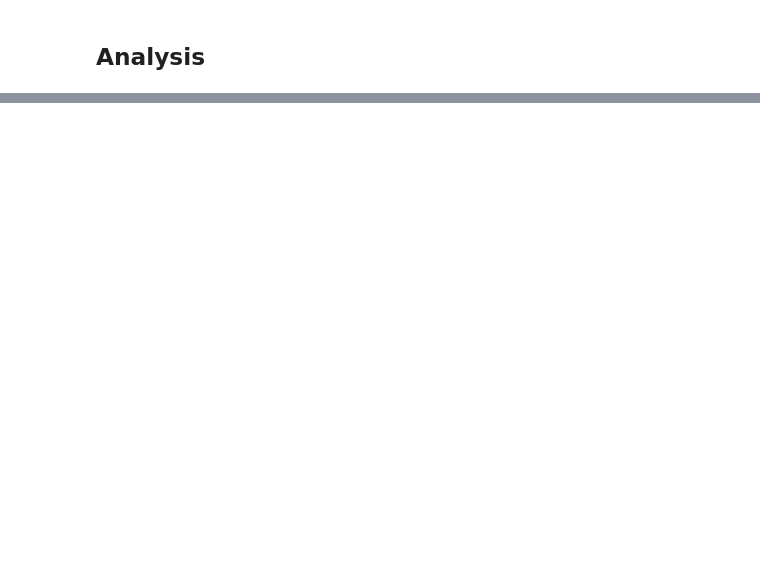
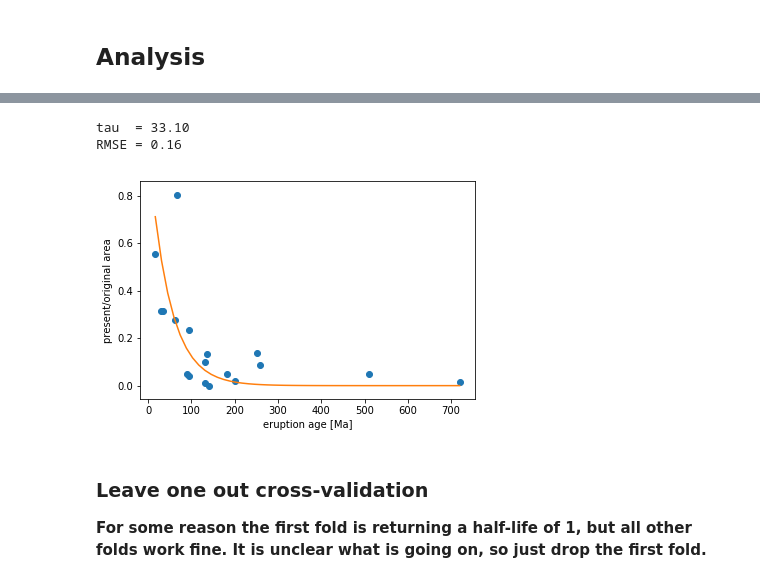
Before and after one commit to Swanson-Hysell-Group/2020_large_igneous_provinces, a Jupyter notebook: Code/Present_Day_Areas.ipynb, the cells around one changed output, grey strips where cells are left out. Saved outputs shown, nothing was run; the diff lists cells and outputs as text; code cells hidden in the pictures; blank space fills up the shorter version.

Commit message:
update shapefiles, and compute half-lives

```diff
--- a/Code/Present_Day_Areas.ipynb
+++ b/Code/Present_Day_Areas.ipynb
@@ -703,5 +698,0 @@ Drop buried before exponential fit
-# %%
-from scipy.optimize import curve_fit
-
-def func(x, b):
-    return np.exp(-x / b)
@@ -709,0 +755,35 @@ clean_summary = summary.dropna()
+# %%
+# define the exponential function
+def func(x, tau):
+    return 2**(-x / tau)
+
+# fit
+popt, pcov = curve_fit(func, clean_summary['age'], clean_summary['present/original'])
+predicted_ratios = func(clean_summary['age'], *popt)
+
+# compute RMSE
+RMSE = np.sqrt(mean_squared_error(clean_summary['present/original'], predicted_ratios))
+
+print('tau  = {:.2f}'.format(popt[0]))
+print('RMSE = {:.2f}'.format(RMSE))
+
+# plot
+fig, ax = plt.subplots()
+
+plot_x = np.linspace(np.min(clean_summary['age']), np.max(clean_summary['age']))
+plot_y = func(plot_x, *popt)
+
+ax.scatter(clean_summary['age'], clean_summary['present/original'])
+ax.plot(plot_x, plot_y, c='C1')
+ax.set_xlabel('eruption age [Ma]')
+ax.set_ylabel('present/original area')
+
+plt.show(fig)
+# %% [output]
+tau  = 33.10
+RMSE = 0.16
+[figure, added]
+# %% [markdown]
+### Leave one out cross-validation
+
+**For some reason the first fold is returning a half-life of 1, but all other folds work fine. It is unclear what is going on, so just drop the first fold.**
```
Also changed, not shown: parts of 23 cells of this notebook, 1 other file.
